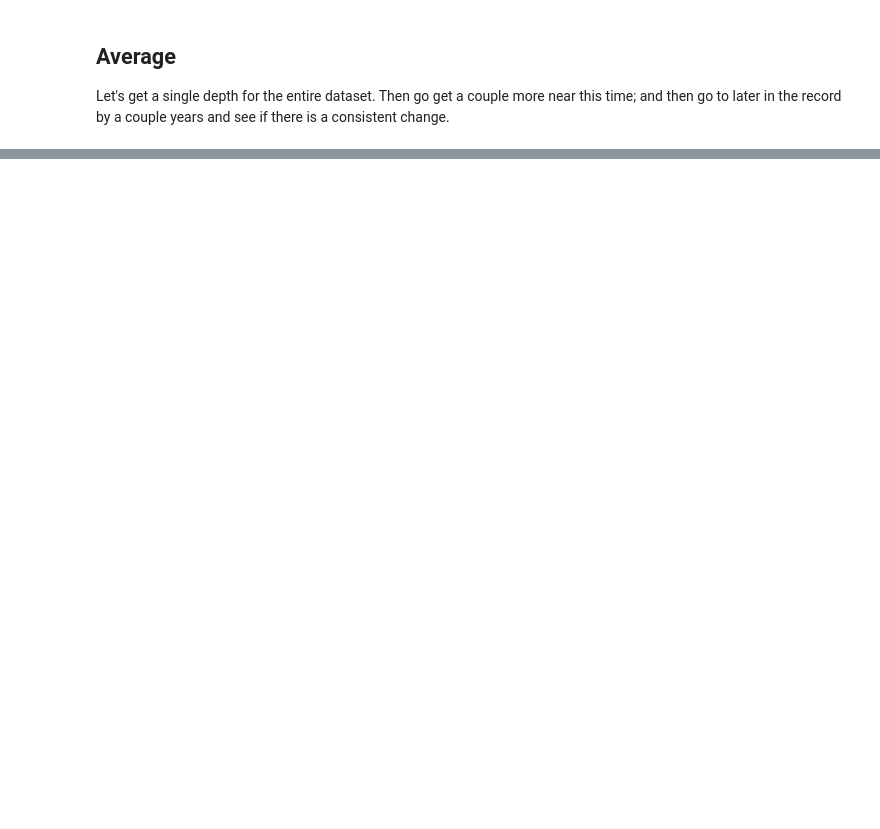
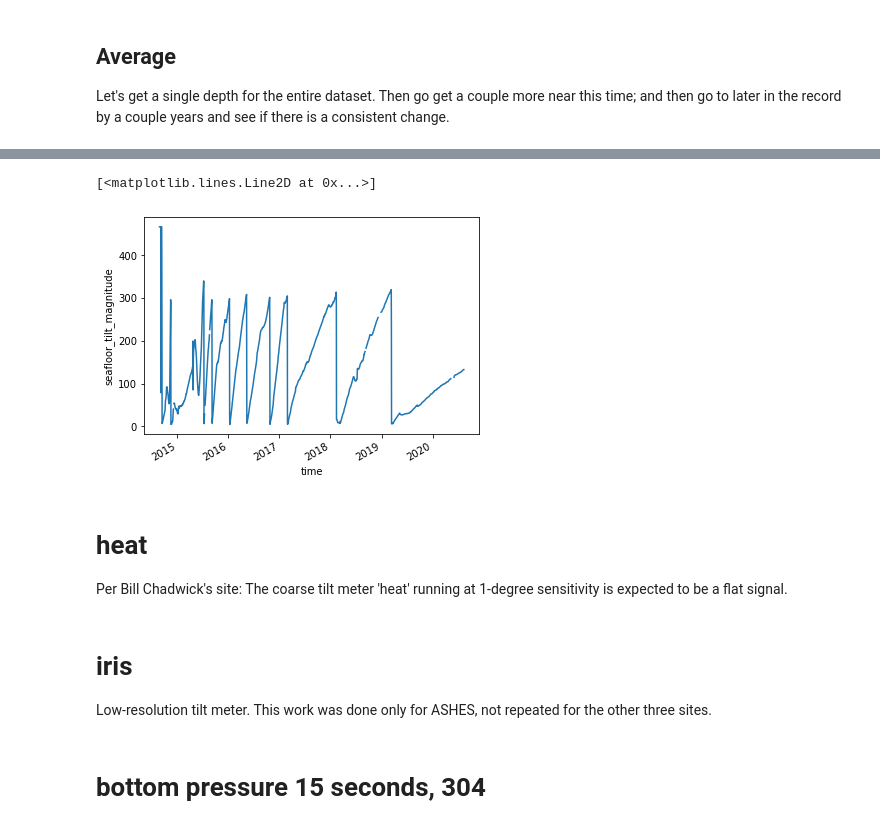
Before and after one commit to robfatland/chlorophyll, a Jupyter notebook: tilt.ipynb, the cells around one changed output, grey strips where cells are left out. Drawn from its saved outputs; the diff is of its cells as text; code cells hidden in the pictures; blank space fills up the shorter version.

```diff
--- a/tilt.ipynb
+++ b/tilt.ipynb
@@ -407,0 +323,10 @@ axs.set(ylim = (-2.012, -2.002))
+# %%
+ds = xr.load_dataset('/data/botpt/lily/303_full_daily_series.nc')
+ds.seafloor_tilt_magnitude.plot()
+# %% [output]
+[<matplotlib.lines.Line2D at 0x...>]
+[figure, added]
+# %% [markdown]
+# heat
+
+Per Bill Chadwick's site: The coarse tilt meter 'heat' running at 1-degree sensitivity is expected to be a flat signal.
@@ -407,0 +351,4 @@ axs.set(ylim = (-2.012, -2.002))
+# %% [markdown]
+# iris
+
+Low-resolution tilt meter. This work was done only for ASHES, not repeated for the other three sites.
@@ -407,0 +374,2 @@ axs.set(ylim = (-2.012, -2.002))
+# %% [markdown]
+# bottom pressure 15 seconds, 304
```
Also changed, not shown: parts of 56 cells of this notebook, 3 other files.
